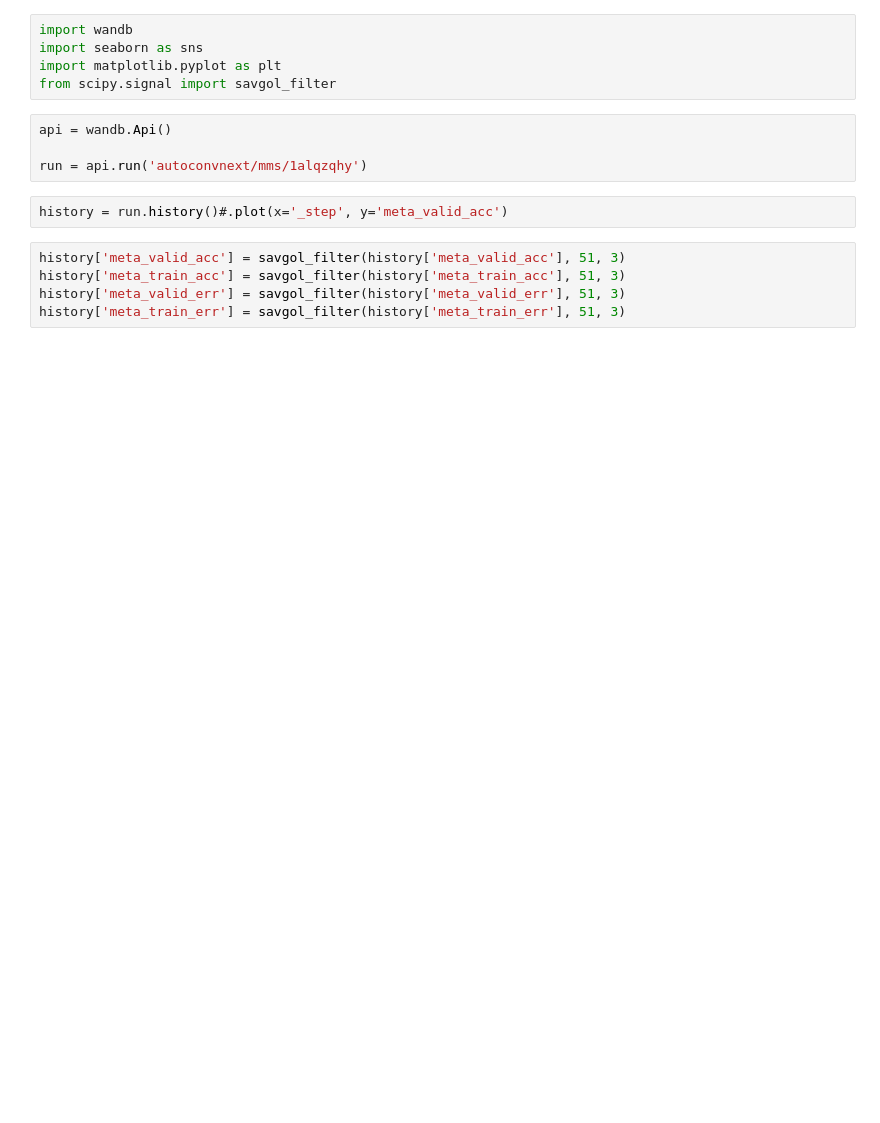
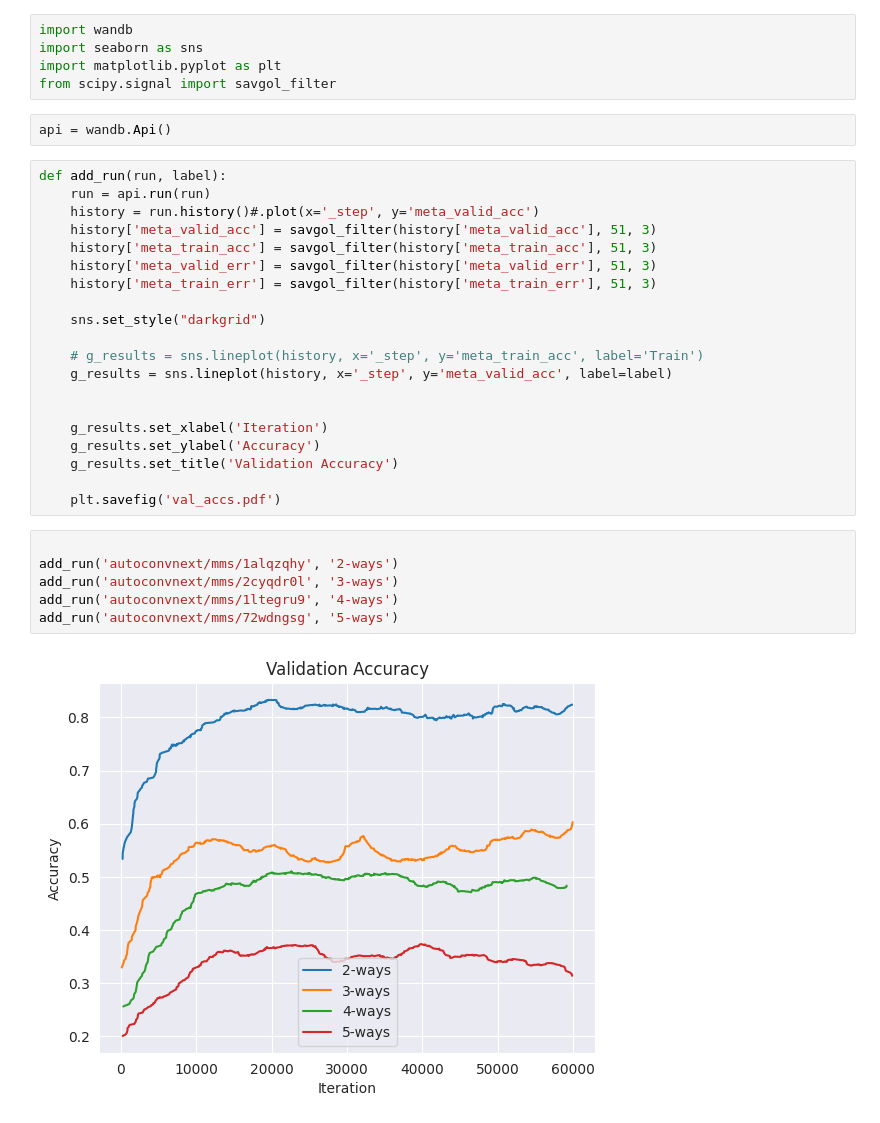
Before and after one commit to hadarshavit/img_classification_for_everyone, a Jupyter notebook: analyze.ipynb, the cells around one changed output. Cells and saved outputs as stored; diff of their text form; blank space fills up the shorter version.

```diff
--- a/analyze.ipynb
+++ b/analyze.ipynb
@@ -5,13 +5,32 @@ import matplotlib.pyplot as plt
 from scipy.signal import savgol_filter
 # %%
 api = wandb.Api()
-
-run = api.run('autoconvnext/mms/1alqzqhy')
-# %%
-history = run.history()#.plot(x='_step', y='meta_valid_acc')
 # %%
-history['meta_valid_acc'] = savgol_filter(history['meta_valid_acc'], 51, 3)
-history['meta_train_acc'] = savgol_filter(history['meta_train_acc'], 51, 3)
-history['meta_valid_err'] = savgol_filter(history['meta_valid_err'], 51, 3)
-history['meta_train_err'] = savgol_filter(history['meta_train_err'], 51, 3)
+def add_run(run, label):
+    run = api.run(run)
+    history = run.history()#.plot(x='_step', y='meta_valid_acc')
+    history['meta_valid_acc'] = savgol_filter(history['meta_valid_acc'], 51, 3)
+    history['meta_train_acc'] = savgol_filter(history['meta_train_acc'], 51, 3)
+    history['meta_valid_err'] = savgol_filter(history['meta_valid_err'], 51, 3)
+    history['meta_train_err'] = savgol_filter(history['meta_train_err'], 51, 3)
+
+    sns.set_style("darkgrid")
+
+    # g_results = sns.lineplot(history, x='_step', y='meta_train_acc', label='Train')
+    g_results = sns.lineplot(history, x='_step', y='meta_valid_acc', label=label)
+
+
+    g_results.set_xlabel('Iteration')
+    g_results.set_ylabel('Accuracy')
+    g_results.set_title('Validation Accuracy')
+
+    plt.savefig('val_accs.pdf')
+# %%
+
+add_run('autoconvnext/mms/1alqzqhy', '2-ways')
+add_run('autoconvnext/mms/2cyqdr0l', '3-ways')
+add_run('autoconvnext/mms/1ltegru9', '4-ways')
+add_run('autoconvnext/mms/72wdngsg', '5-ways')
+# %% [output]
+[figure, added]
 # %%
```
Also changed, not shown: parts of 3 cells of this notebook.
